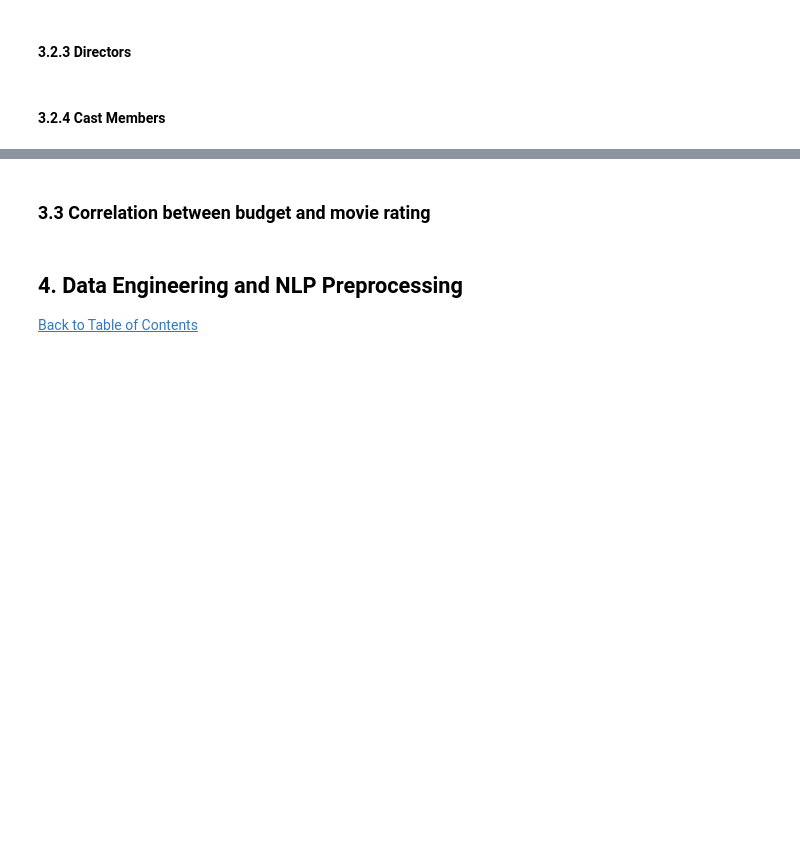
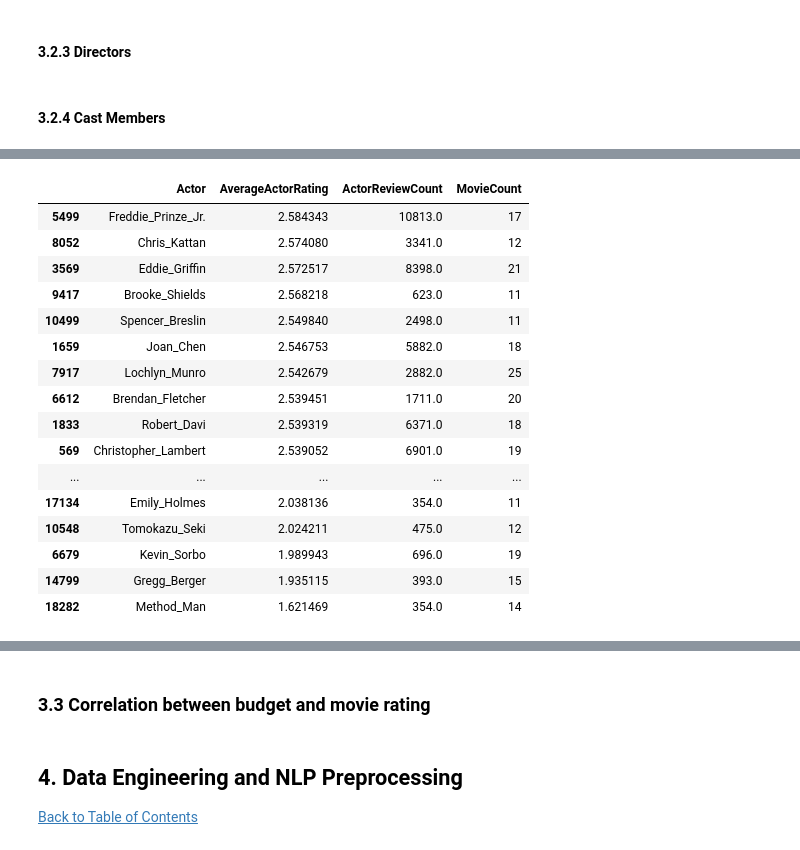
Before and after one commit to Kabous0017/Unsupervised-Learning-Team-NM4-VersionControl, a Jupyter notebook: FinalNotebook_Team_NM4.ipynb, the cells around one changed output, grey strips where cells are left out. Cells and saved outputs as stored; diff of their text form; code cells hidden in the pictures; blank space fills up the shorter version.

```diff
--- a/FinalNotebook_Team_NM4.ipynb
+++ b/FinalNotebook_Team_NM4.ipynb
@@ -433,0 +675,22 @@ Before we can start building accurate and cohesive models, it is of paramount im
+# %%
+# Investigate worst performing actors
+actor_ratings_to_plot = actor_ratings_df.sort_values("AverageActorRating", ascending=False).tail(30)
+actor_ratings_to_plot.head(30)
+# %% [output]
+|  | Actor | AverageActorRating | ActorReviewCount | MovieCount |
+| 5499 | Freddie_Prinze_Jr. | 2.584343 | 10813.0 | 17 |
+| 8052 | Chris_Kattan | 2.574080 | 3341.0 | 12 |
+| 3569 | Eddie_Griffin | 2.572517 | 8398.0 | 21 |
+| 9417 | Brooke_Shields | 2.568218 | 623.0 | 11 |
+| 10499 | Spencer_Breslin | 2.549840 | 2498.0 | 11 |
+| 1659 | Joan_Chen | 2.546753 | 5882.0 | 18 |
+| 7917 | Lochlyn_Munro | 2.542679 | 2882.0 | 25 |
+| 6612 | Brendan_Fletcher | 2.539451 | 1711.0 | 20 |
+| 1833 | Robert_Davi | 2.539319 | 6371.0 | 18 |
+| 569 | Christopher_Lambert | 2.539052 | 6901.0 | 19 |
+| ... | ... | ... | ... | ... |
+| 17134 | Emily_Holmes | 2.038136 | 354.0 | 11 |
+| 10548 | Tomokazu_Seki | 2.024211 | 475.0 | 12 |
+| 6679 | Kevin_Sorbo | 1.989943 | 696.0 | 19 |
+| 14799 | Gregg_Berger | 1.935115 | 393.0 | 15 |
+| 18282 | Method_Man | 1.621469 | 354.0 | 14 |
```
Also changed, not shown: parts of 31 cells of this notebook.
